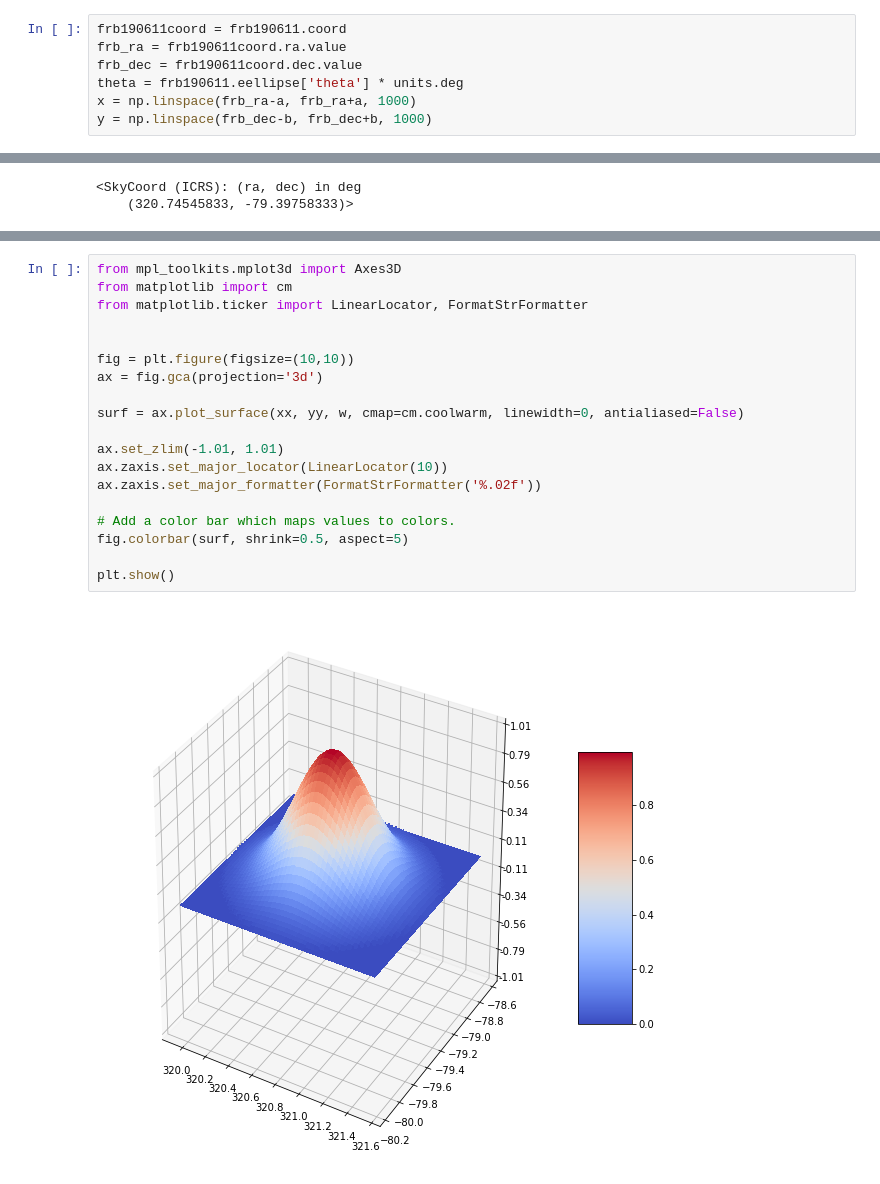
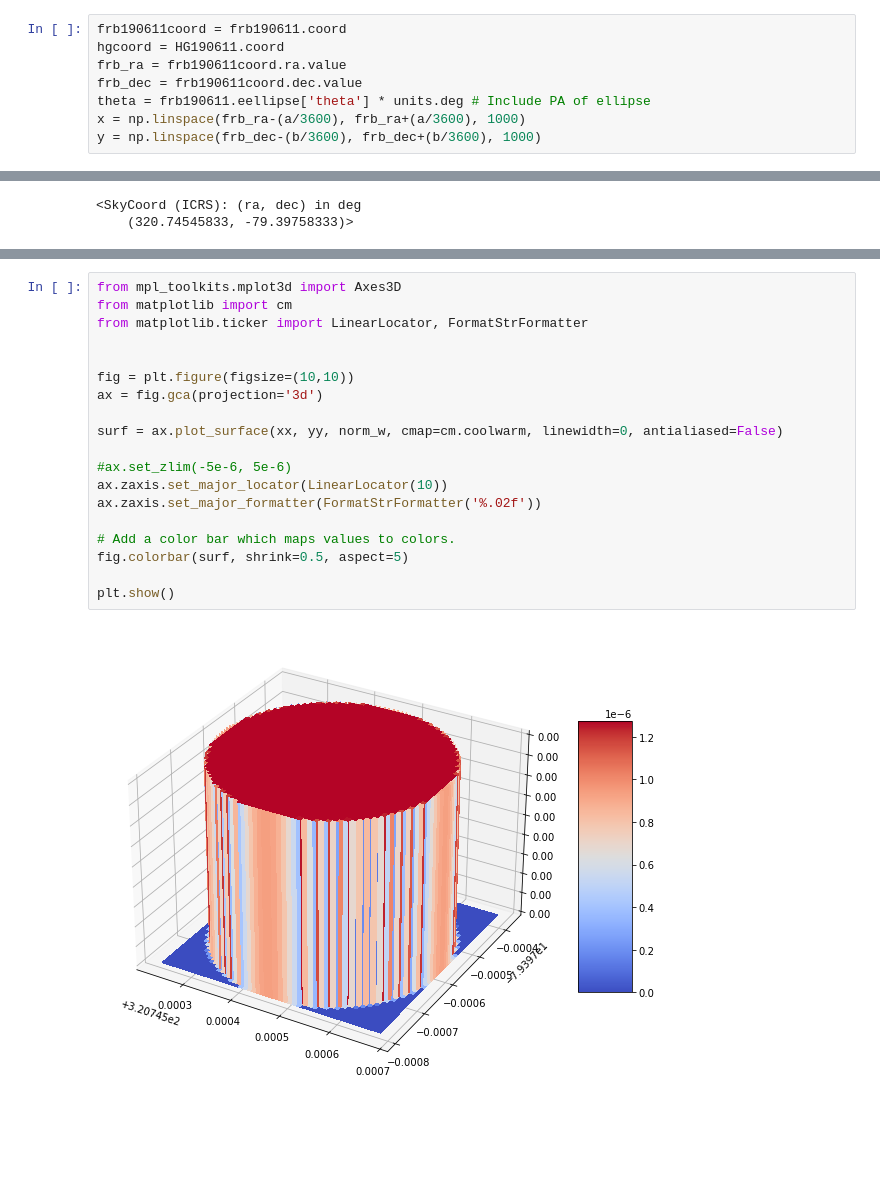
Before and after one commit to FRBs/FRB, a Jupyter notebook: docs/nb/FRB_offsets.ipynb, the cells around one changed output, grey strips where cells are left out. Saved outputs shown, nothing was run; the diff lists cells and outputs as text; blank space fills up the shorter version.

```diff
--- a/docs/nb/FRB_offsets.ipynb
+++ b/docs/nb/FRB_offsets.ipynb
@@ -63,8 +65,9 @@ gauss_2d(sep,sepx,sepy)
 # %%
 frb190611coord = frb190611.coord
+hgcoord = HG190611.coord
 frb_ra = frb190611coord.ra.value
 frb_dec = frb190611coord.dec.value
-theta = frb190611.eellipse['theta'] * units.deg
-x = np.linspace(frb_ra-a, frb_ra+a, 1000)
-y = np.linspace(frb_dec-b, frb_dec+b, 1000)
+theta = frb190611.eellipse['theta'] * units.deg # Include PA of ellipse
+x = np.linspace(frb_ra-(a/3600), frb_ra+(a/3600), 1000)
+y = np.linspace(frb_dec-(b/3600), frb_dec+(b/3600), 1000)
 # %%
@@ -146,21 +182,21 @@ plt.imshow(w)
 # %%
 from mpl_toolkits.mplot3d import Axes3D
 from matplotlib import cm
 from matplotlib.ticker import LinearLocator, FormatStrFormatter
 
 
 fig = plt.figure(figsize=(10,10))
 ax = fig.gca(projection='3d')
 
-surf = ax.plot_surface(xx, yy, w, cmap=cm.coolwarm, linewidth=0, antialiased=False)
+surf = ax.plot_surface(xx, yy, norm_w, cmap=cm.coolwarm, linewidth=0, antialiased=False)
 
-ax.set_zlim(-1.01, 1.01)
+#ax.set_zlim(-5e-6, 5e-6)
 ax.zaxis.set_major_locator(LinearLocator(10))
 ax.zaxis.set_major_formatter(FormatStrFormatter('%.02f'))
 
 # Add a color bar which maps values to colors.
 fig.colorbar(surf, shrink=0.5, aspect=5)
 
 plt.show()
 # %% [output]
-[figure, old version]
+[figure, new version]
```
Also changed, not shown: parts of 14 cells of this notebook.
